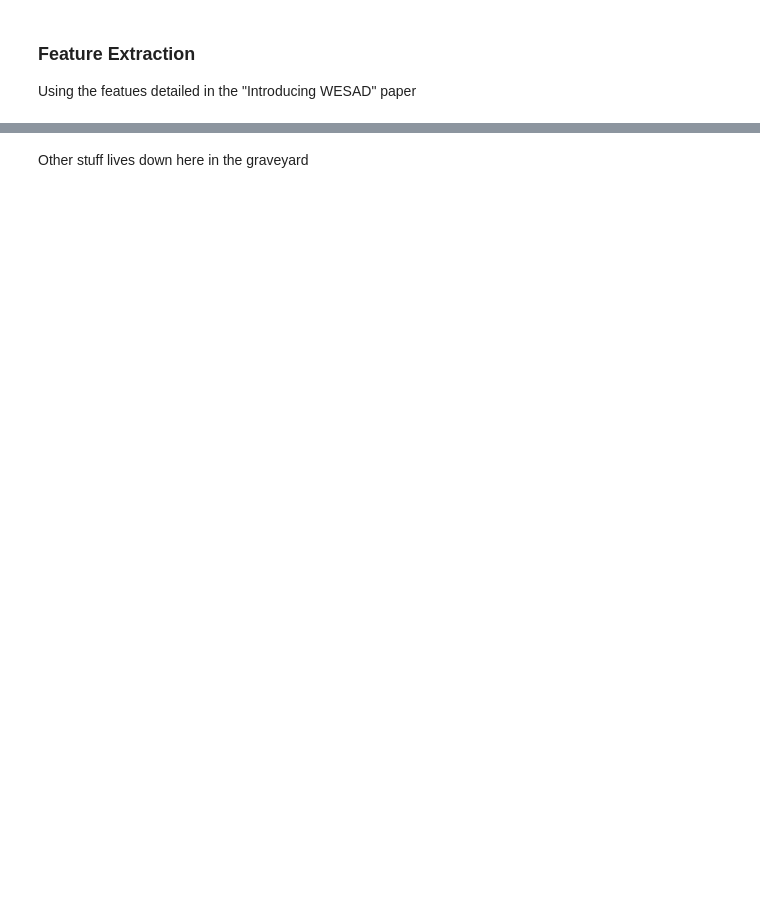
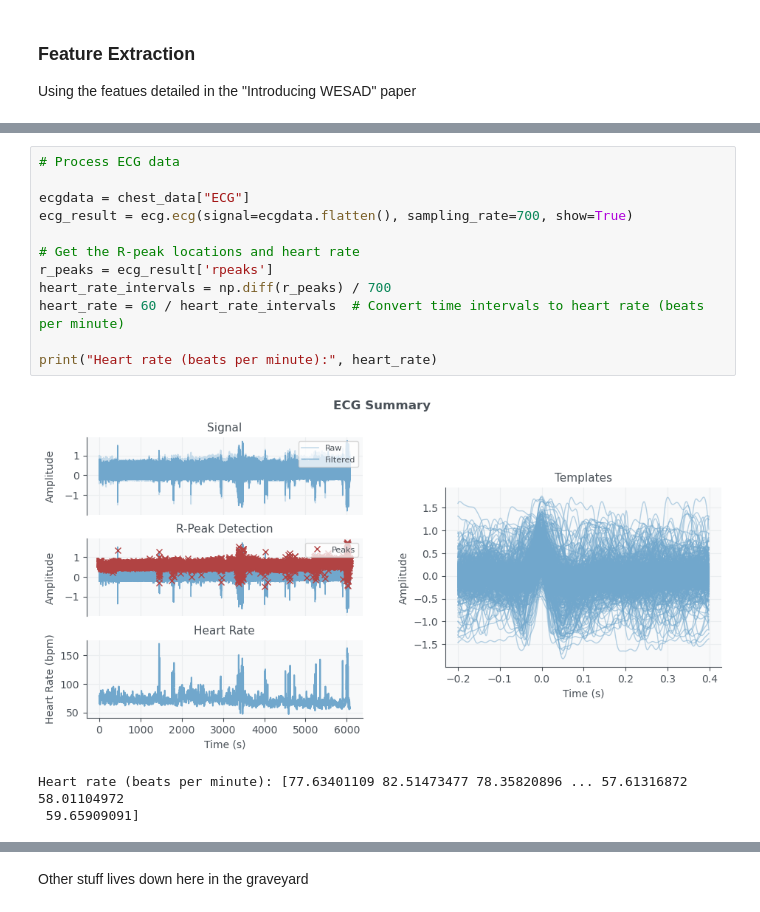
Before and after one commit to calderast/multimodal-emotions, a Jupyter notebook: Data-preprocessing.ipynb, the cells around one changed output, grey strips where cells are left out. Cells and saved outputs as stored; diff of their text form; blank space fills up the shorter version.

```diff
--- a/Data-preprocessing.ipynb
+++ b/Data-preprocessing.ipynb
@@ -285,0 +285,16 @@ TODO re feature extraction
+# %%
+# Process ECG data
+
+ecgdata = chest_data["ECG"]
+ecg_result = ecg.ecg(signal=ecgdata.flatten(), sampling_rate=700, show=True)
+
+# Get the R-peak locations and heart rate
+r_peaks = ecg_result['rpeaks']
+heart_rate_intervals = np.diff(r_peaks) / 700
+heart_rate = 60 / heart_rate_intervals  # Convert time intervals to heart rate (beats per minute)
+
+print("Heart rate (beats per minute):", heart_rate)
+# %% [output]
+[figure, added]
+Heart rate (beats per minute): [77.63401109 82.51473477 78.35820896 ... 57.61316872 58.01104972
+ 59.65909091]
```
Also changed, not shown: parts of 7 cells of this notebook.
